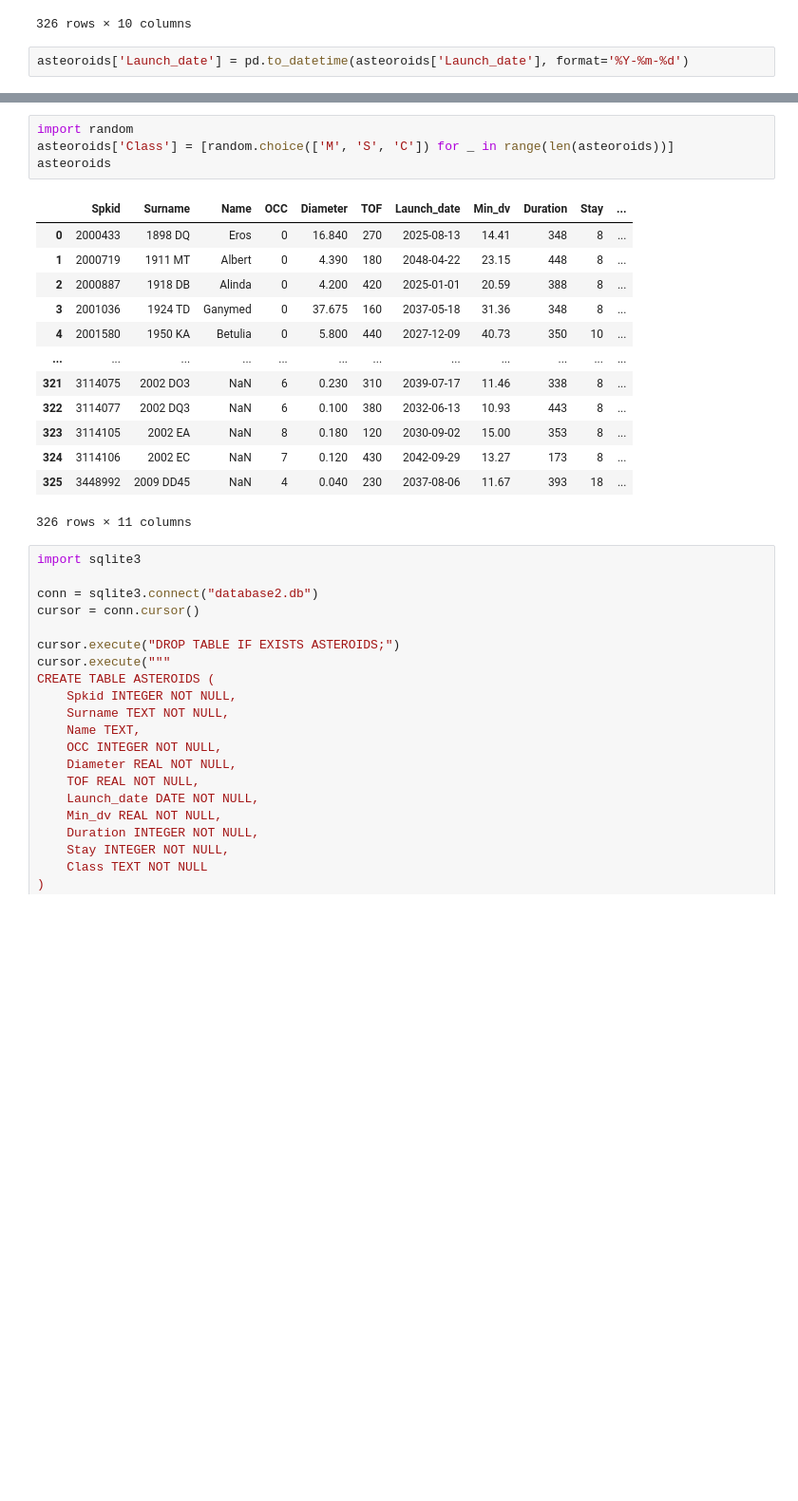
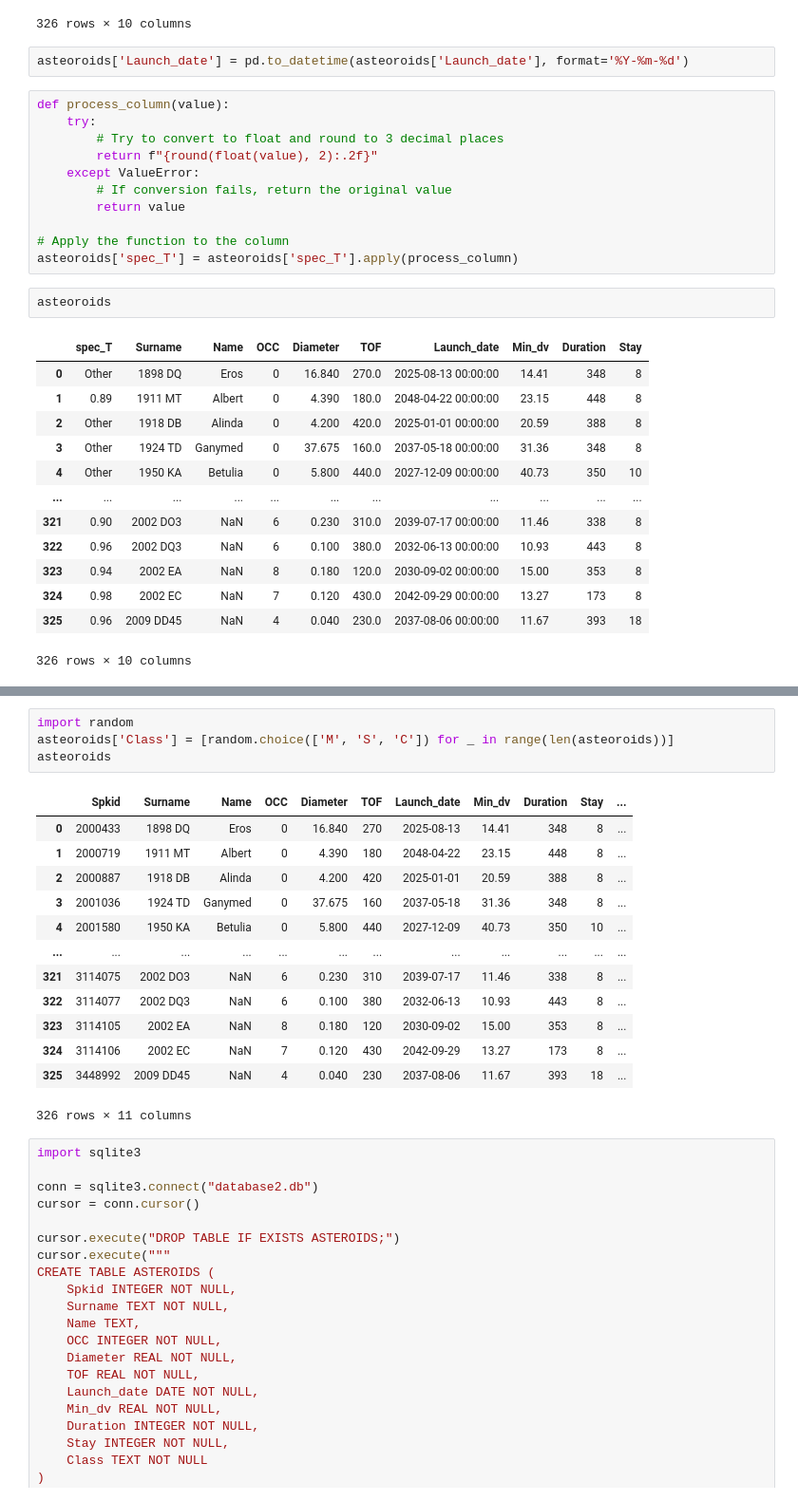
Before and after one commit to Chajf/DataGigaChads_BHL10, a Jupyter notebook: asteroids.ipynb, the cells around one changed output, grey strips where cells are left out. Shown at 95% size. Saved outputs shown, nothing was run; the diff lists cells and outputs as text; blank space fills up the shorter version.

```diff
--- a/asteroids.ipynb
+++ b/asteroids.ipynb
@@ -59,6 +78,33 @@ asteoroids
 326 rows × 10 columns
 # %%
 asteoroids['Launch_date'] = pd.to_datetime(asteoroids['Launch_date'], format='%Y-%m-%d')
+# %%
+def process_column(value):
+    try:
+        # Try to convert to float and round to 3 decimal places
+        return f"{round(float(value), 2):.2f}"
+    except ValueError:
+        # If conversion fails, return the original value
+        return value
+
+# Apply the function to the column
+asteoroids['spec_T'] = asteoroids['spec_T'].apply(process_column)
+# %%
+asteoroids
+# %% [output]
+|  | spec_T | Surname | Name | OCC | Diameter | TOF | Launch_date | Min_dv | Duration | Stay |
+| 0 | Other | 1898 DQ | Eros | 0 | 16.840 | 270.0 | 2025-08-13 00:00:00 | 14.41 | 348 | 8 |
+| 1 | 0.89 | 1911 MT | Albert | 0 | 4.390 | 180.0 | 2048-04-22 00:00:00 | 23.15 | 448 | 8 |
+| 2 | Other | 1918 DB | Alinda | 0 | 4.200 | 420.0 | 2025-01-01 00:00:00 | 20.59 | 388 | 8 |
+| 3 | Other | 1924 TD | Ganymed | 0 | 37.675 | 160.0 | 2037-05-18 00:00:00 | 31.36 | 348 | 8 |
+| 4 | Other | 1950 KA | Betulia | 0 | 5.800 | 440.0 | 2027-12-09 00:00:00 | 40.73 | 350 | 10 |
+| ... | ... | ... | ... | ... | ... | ... | ... | ... | ... | ... |
+| 321 | 0.90 | 2002 DO3 | NaN | 6 | 0.230 | 310.0 | 2039-07-17 00:00:00 | 11.46 | 338 | 8 |
+| 322 | 0.96 | 2002 DQ3 | NaN | 6 | 0.100 | 380.0 | 2032-06-13 00:00:00 | 10.93 | 443 | 8 |
+| 323 | 0.94 | 2002 EA | NaN | 8 | 0.180 | 120.0 | 2030-09-02 00:00:00 | 15.00 | 353 | 8 |
+| 324 | 0.98 | 2002 EC | NaN | 7 | 0.120 | 430.0 | 2042-09-29 00:00:00 | 13.27 | 173 | 8 |
+| 325 | 0.96 | 2009 DD45 | NaN | 4 | 0.040 | 230.0 | 2037-08-06 00:00:00 | 11.67 | 393 | 18 |
+326 rows × 10 columns
 # %%
 import sqlite3
 
```
Also changed, not shown: parts of 6 cells of this notebook, 2 other files.
